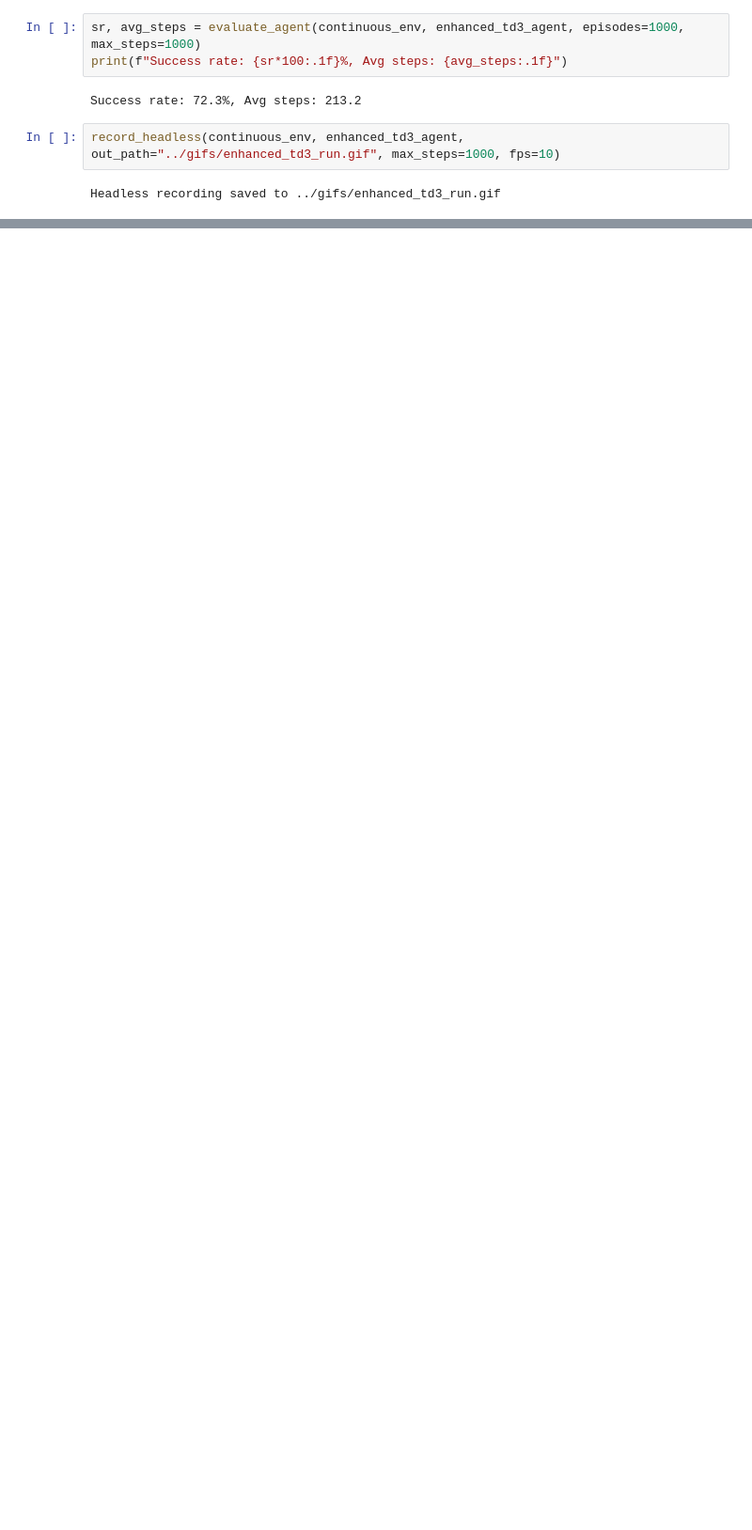
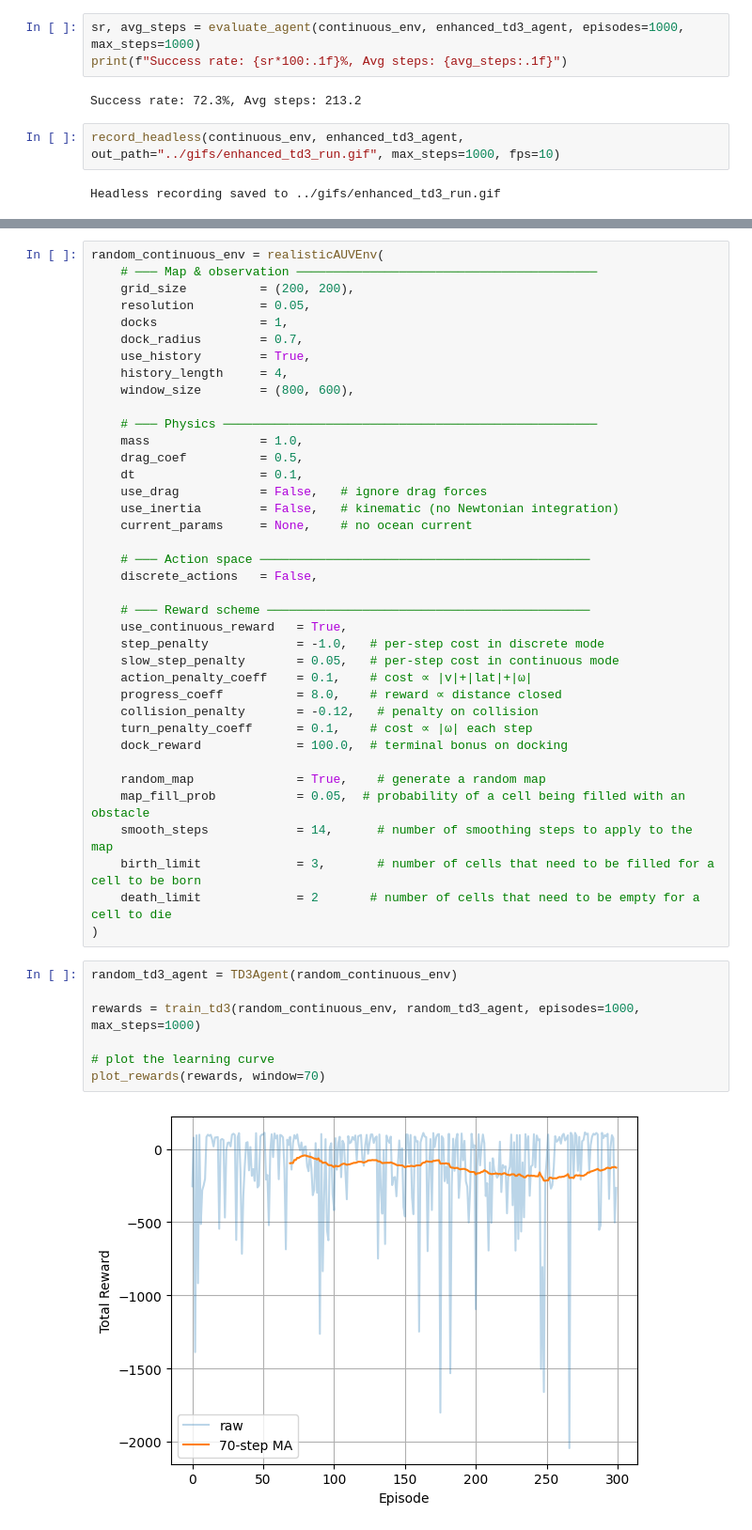
Before and after one commit to eirivarn/auv-rl-project, a Jupyter notebook: notebooks/continuous_action_notebook.ipynb, the cells around one changed output, grey strips where cells are left out. Shown at 94% size. Saved outputs shown, nothing was run; the diff lists cells and outputs as text; blank space fills up the shorter version.

Commit message:
TD3 random env working

```diff
--- a/notebooks/continuous_action_notebook.ipynb
+++ b/notebooks/continuous_action_notebook.ipynb
@@ -124,0 +112,47 @@ Headless recording saved to ../gifs/enhanced_td3_run.gif
+# %%
+random_continuous_env = realisticAUVEnv(
+    # ─── Map & observation ─────────────────────────────────────────
+    grid_size          = (200, 200),
+    resolution         = 0.05,
+    docks              = 1,
+    dock_radius        = 0.7,
+    use_history        = True,
+    history_length     = 4,
+    window_size        = (800, 600),
+
+    # ─── Physics ───────────────────────────────────────────────────
+    mass               = 1.0,
+    drag_coef          = 0.5,
+    dt                 = 0.1,
+    use_drag           = False,   # ignore drag forces
+    use_inertia        = False,   # kinematic (no Newtonian integration)
+    current_params     = None,    # no ocean current
+
+    # ─── Action space ─────────────────────────────────────────────
+    discrete_actions   = False,
+
+    # ─── Reward scheme ────────────────────────────────────────────
+    use_continuous_reward   = True,
+    step_penalty            = -1.0,   # per-step cost in discrete mode
+    slow_step_penalty       = 0.05,   # per-step cost in continuous mode
+    action_penalty_coeff    = 0.1,    # cost ∝ |v|+|lat|+|ω|
+    progress_coeff          = 8.0,    # reward ∝ distance closed
+    collision_penalty       = -0.12,   # penalty on collision
+    turn_penalty_coeff      = 0.1,    # cost ∝ |ω| each step
+    dock_reward             = 100.0,  # terminal bonus on docking
+
+    random_map              = True,    # generate a random map
+    map_fill_prob           = 0.05,  # probability of a cell being filled with an obstacle
+    smooth_steps            = 14,      # number of smoothing steps to apply to the map
+    birth_limit             = 3,       # number of cells that need to be filled for a cell to be born
+    death_limit             = 2       # number of cells that need to be empty for a cell to die
+)
+# %%
+random_td3_agent = TD3Agent(random_continuous_env)
+
+rewards = train_td3(random_continuous_env, random_td3_agent, episodes=1000, max_steps=1000)
+
+# plot the learning curve
+plot_rewards(rewards, window=70)
+# %% [output]
+[figure, added]
```
Also changed, not shown: parts of 11 cells of this notebook, 3 other files.
